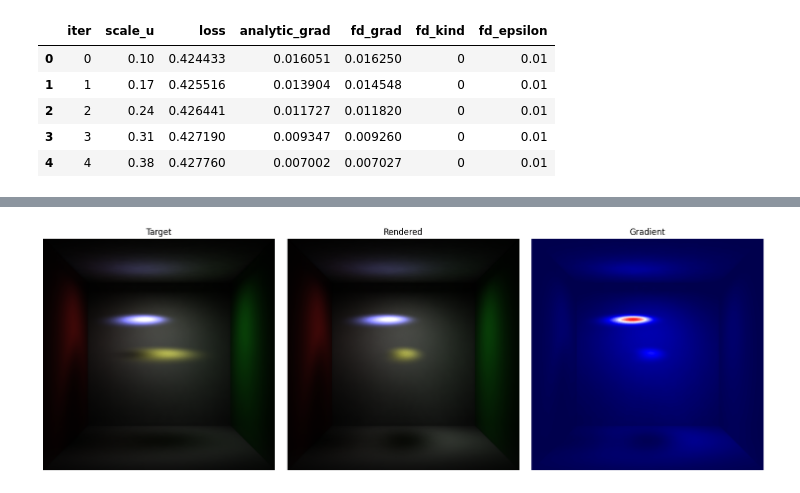
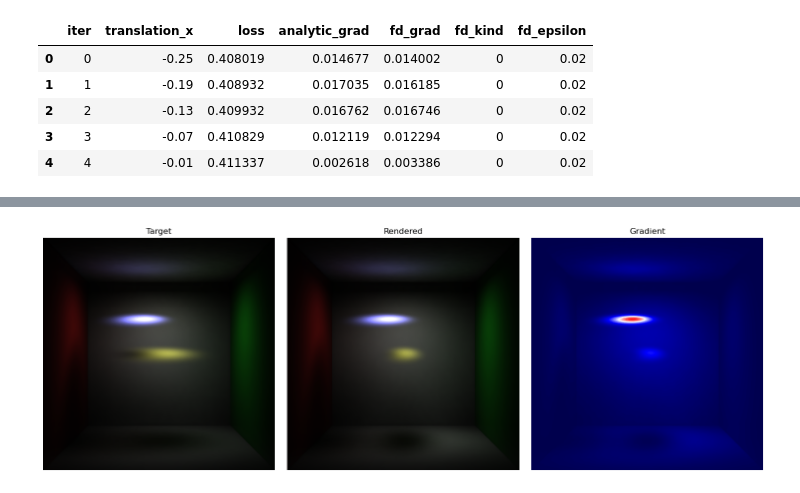
Before and after one commit to M-Gjerde/DifferentiablePointRendering, a Jupyter notebook: python/finite_difference/notebook_scatter.ipynb, the cells around one changed output, grey strips where cells are left out. Saved outputs shown, nothing was run; the diff lists cells and outputs as text; code cells hidden in the pictures.

```diff
--- a/python/finite_difference/notebook_scatter.ipynb
+++ b/python/finite_difference/notebook_scatter.ipynb
@@ -1,31 +1,31 @@
 # %%
 import pandas as pd
 from pathlib import Path
 
 test = "0"
 index = "2"
-parameter= "scale_u"
+parameter= "translation_x"
 scene = "cornell"
 camera = "camera1"
 csv_path = Path(f"Output/{scene}/{parameter}/{index}/{test}/{camera}_{parameter}_sweep.csv")
 
 if not csv_path.exists():
     raise FileNotFoundError(f"CSV file not found: {csv_path}")
 
 df = pd.read_csv(csv_path)
 
 required_columns = {f"{parameter}", "loss", "analytic_grad", "fd_grad"}
 if not required_columns.issubset(df.columns):
     raise RuntimeError(f"CSV must contain columns: {required_columns}")
 
 df.head()
 # %% [output]
-|  | iter | scale_u | loss | analytic_grad | fd_grad | fd_kind | fd_epsilon |
-| 0 | 0 | 0.10 | 0.424433 | 0.016051 | 0.016250 | 0 | 0.01 |
-| 1 | 1 | 0.17 | 0.425516 | 0.013904 | 0.014548 | 0 | 0.01 |
-| 2 | 2 | 0.24 | 0.426441 | 0.011727 | 0.011820 | 0 | 0.01 |
-| 3 | 3 | 0.31 | 0.427190 | 0.009347 | 0.009260 | 0 | 0.01 |
-| 4 | 4 | 0.38 | 0.427760 | 0.007002 | 0.007027 | 0 | 0.01 |
+|  | iter | translation_x | loss | analytic_grad | fd_grad | fd_kind | fd_epsilon |
+| 0 | 0 | -0.25 | 0.408019 | 0.014677 | 0.014002 | 0 | 0.02 |
+| 1 | 1 | -0.19 | 0.408932 | 0.017035 | 0.016185 | 0 | 0.02 |
+| 2 | 2 | -0.13 | 0.409932 | 0.016762 | 0.016746 | 0 | 0.02 |
+| 3 | 3 | -0.07 | 0.410829 | 0.012119 | 0.012294 | 0 | 0.02 |
+| 4 | 4 | -0.01 | 0.411337 | 0.002618 | 0.003386 | 0 | 0.02 |
 # %%
 
 import matplotlib.pyplot as plt
```
Also changed, not shown: parts of 3 cells of this notebook, 12 other files.
